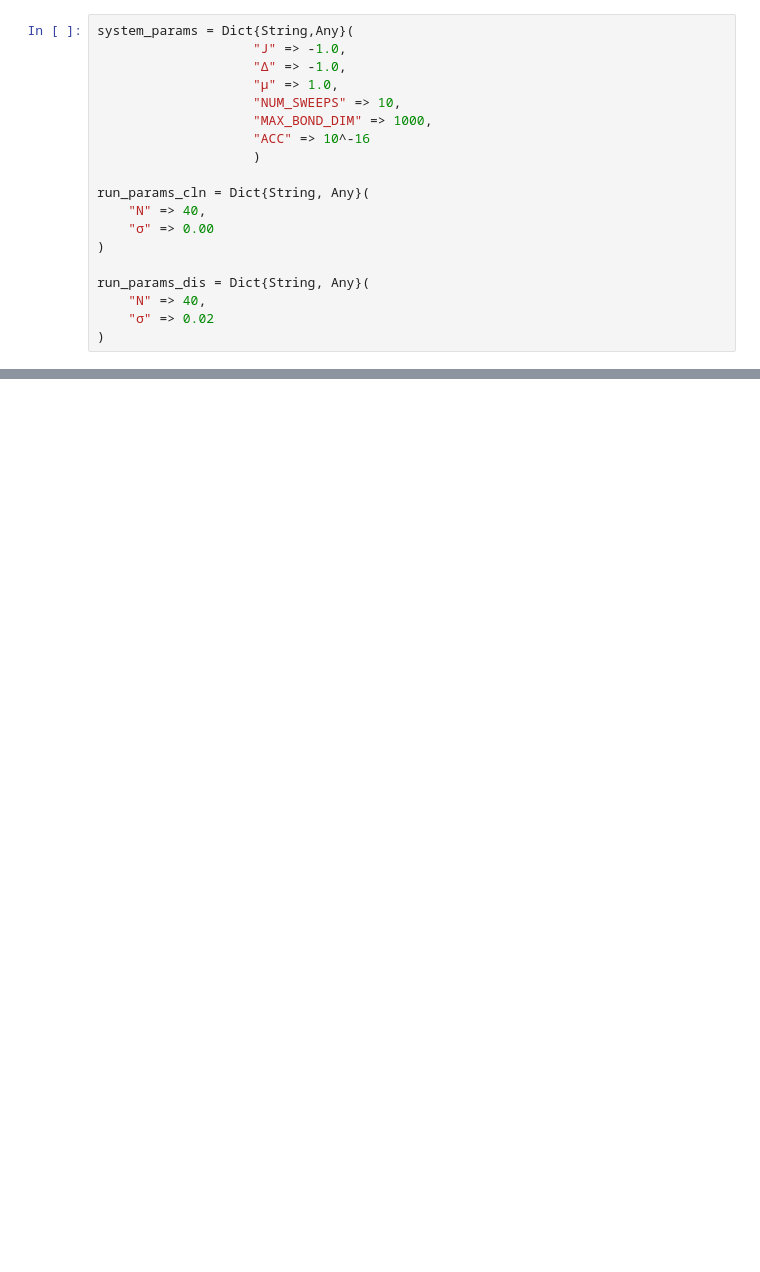
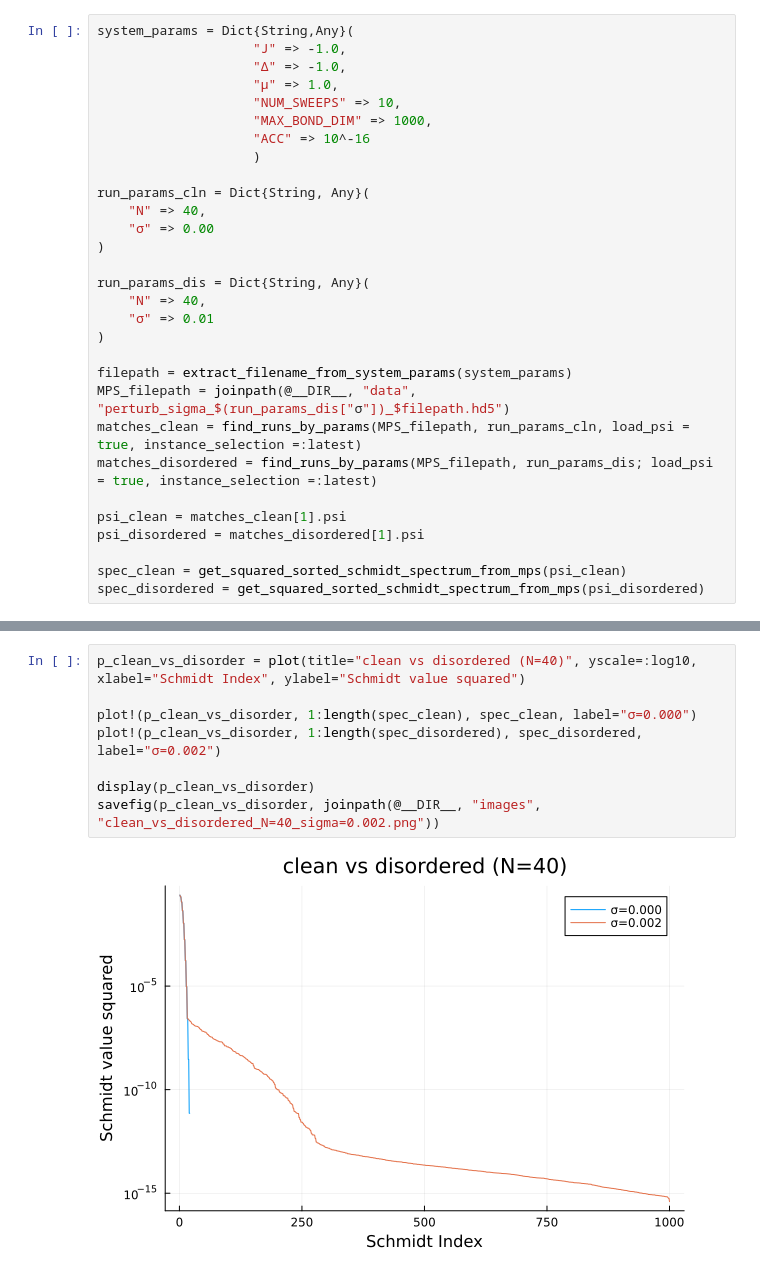
Before and after one commit to JuicerOfApples/FYRP, a Jupyter notebook: A_pertubation/analysis.ipynb, the cells around one changed output, grey strips where cells are left out. Drawn from its saved outputs; the diff is of its cells as text; blank space fills up the shorter version.

```diff
--- a/A_pertubation/analysis.ipynb
+++ b/A_pertubation/analysis.ipynb
@@ -24,6 +23,17 @@ run_params_cln = Dict{String, Any}(
 
 run_params_dis = Dict{String, Any}(
     "N" => 40,
-    "σ" => 0.02
+    "σ" => 0.01
 )
+
+filepath = extract_filename_from_system_params(system_params)
+MPS_filepath = joinpath(@__DIR__, "data", "perturb_sigma_$(run_params_dis["σ"])_$filepath.hd5")
+matches_clean = find_runs_by_params(MPS_filepath, run_params_cln, load_psi = true, instance_selection =:latest)
+matches_disordered = find_runs_by_params(MPS_filepath, run_params_dis; load_psi = true, instance_selection =:latest)
+
+psi_clean = matches_clean[1].psi
+psi_disordered = matches_disordered[1].psi
+
+spec_clean = get_squared_sorted_schmidt_spectrum_from_mps(psi_clean)
+spec_disordered = get_squared_sorted_schmidt_spectrum_from_mps(psi_disordered)
 # %% [output]
@@ -54,0 +57,10 @@ spec_dis = get_squared_sorted_schmidt_spectrum_from_mps(psi_dis)
+# %%
+p_clean_vs_disorder = plot(title="clean vs disordered (N=40)", yscale=:log10, xlabel="Schmidt Index", ylabel="Schmidt value squared")
+
+plot!(p_clean_vs_disorder, 1:length(spec_clean), spec_clean, label="σ=0.000")
+plot!(p_clean_vs_disorder, 1:length(spec_disordered), spec_disordered, label="σ=0.002")
+
+display(p_clean_vs_disorder)
+savefig(p_clean_vs_disorder, joinpath(@__DIR__, "images", "clean_vs_disordered_N=40_sigma=0.002.png"))
+# %% [output]
+[figure, added]
```
Also changed, not shown: parts of 26 cells of this notebook, 12 other files.
